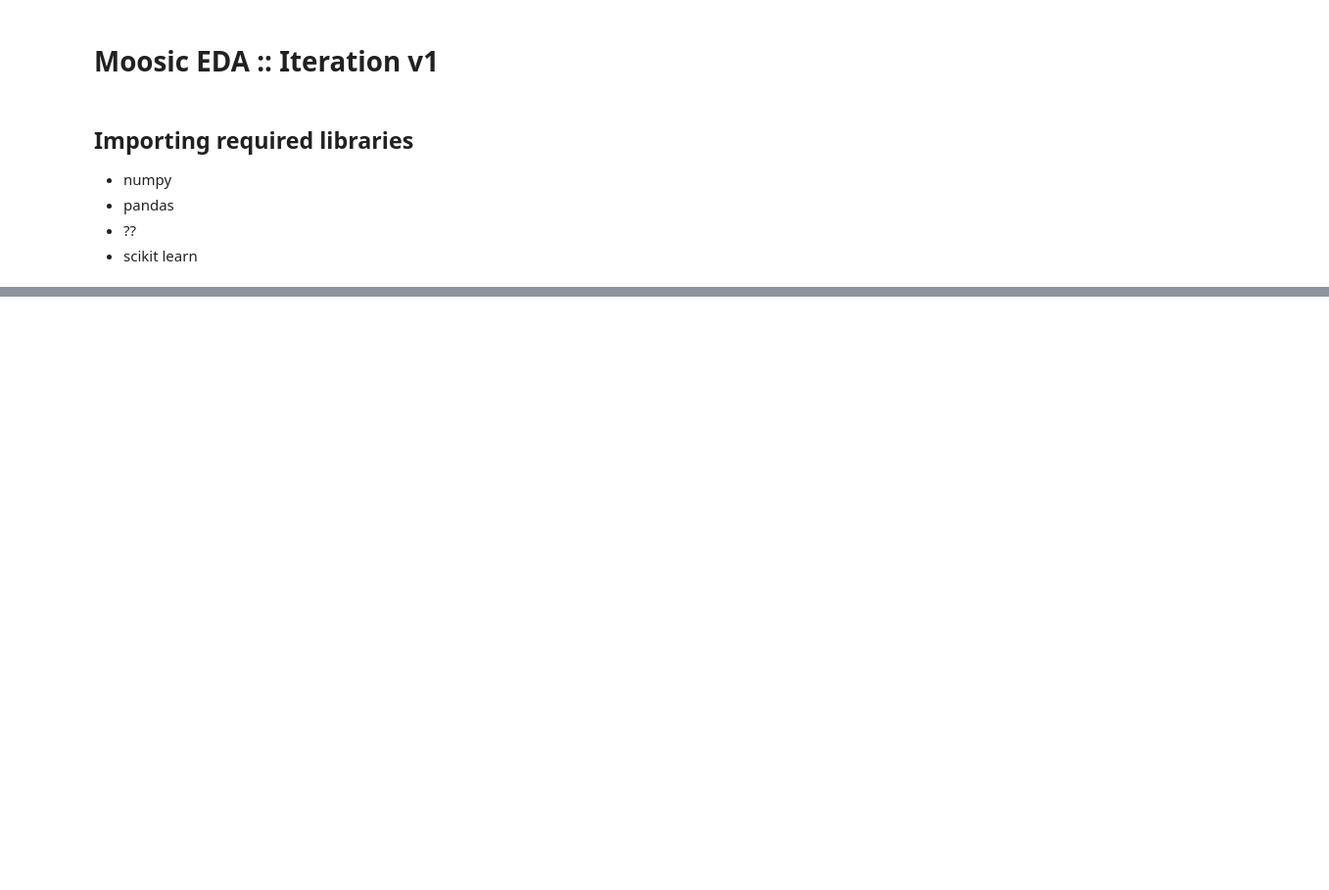
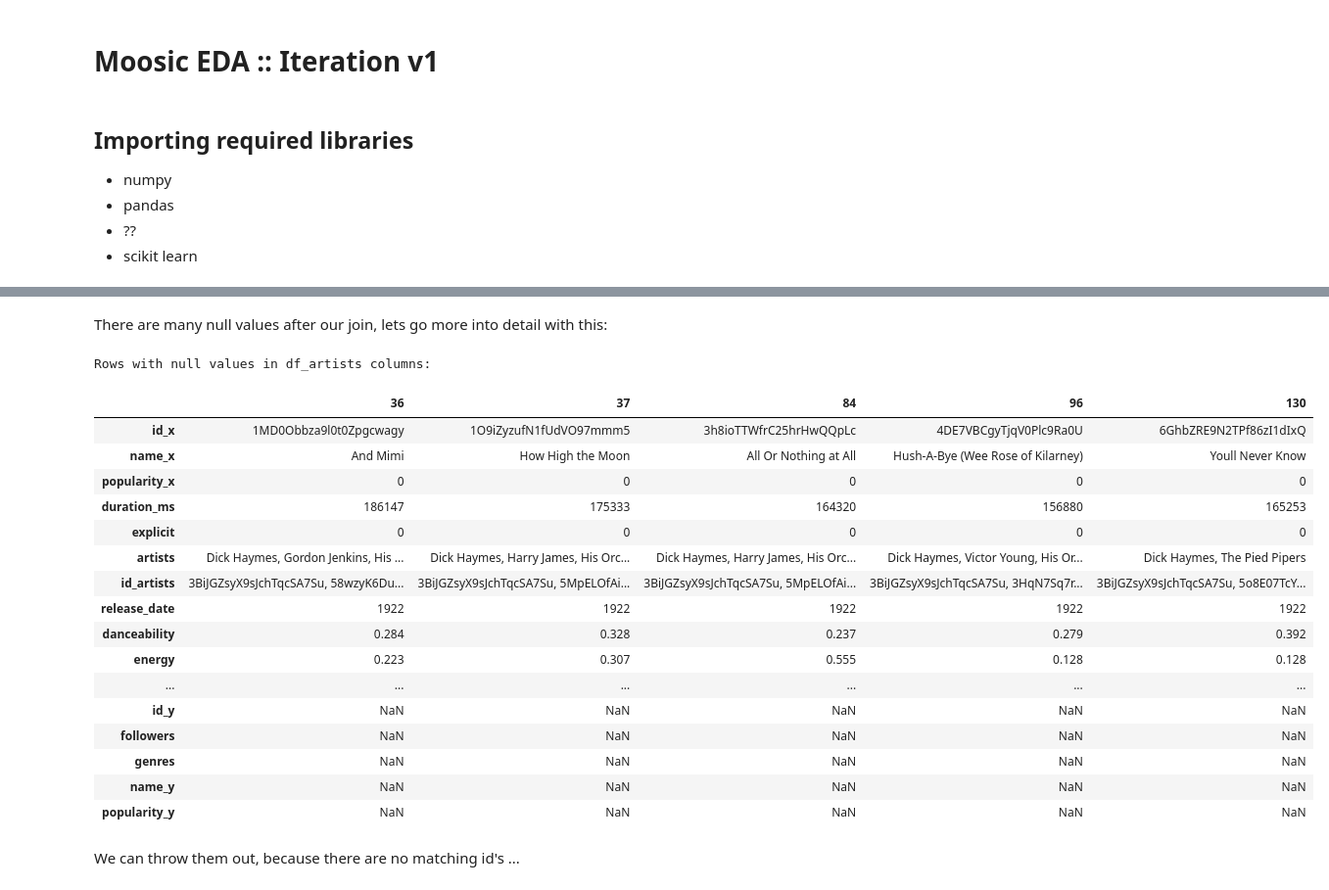
Before and after one commit to ShahiW/moosic, a Jupyter notebook: notebooks/moosic_eda.ipynb, the cells around one changed output, grey strips where cells are left out. Shown at 98% size. Saved outputs shown, nothing was run; the diff lists cells and outputs as text; code cells hidden in the pictures; blank space fills up the shorter version.

```diff
--- a/notebooks/moosic_eda.ipynb
+++ b/notebooks/moosic_eda.ipynb
@@ -36,0 +286,28 @@ except ImportError as error:
+# %% [markdown]
+There are many null values after our join, lets go more into detail with this:
+# %%
+# Print rows with null values in the columns from df_artists
+null_rows = combined_df[combined_df['id_y'].isnull()]
+print("Rows with null values in df_artists columns:")
+null_rows.head().T
+# %% [output]
+Rows with null values in df_artists columns:
+|  | 36 | 37 | 84 | 96 | 130 |
+| id_x | 1MD0Obbza9l0t0Zpgcwagy | 1O9iZyzufN1fUdVO97mmm5 | 3h8ioTTWfrC25hrHwQQpLc | 4DE7VBCgyTjqV0Plc9Ra0U | 6GhbZRE9N2TPf86zI1dIxQ |
+| name_x | And Mimi | How High the Moon | All Or Nothing at All | Hush-A-Bye (Wee Rose of Kilarney) | Youll Never Know |
+| popularity_x | 0 | 0 | 0 | 0 | 0 |
+| duration_ms | 186147 | 175333 | 164320 | 156880 | 165253 |
+| explicit | 0 | 0 | 0 | 0 | 0 |
+| artists | Dick Haymes, Gordon Jenkins, His ... | Dick Haymes, Harry James, His Orc... | Dick Haymes, Harry James, His Orc... | Dick Haymes, Victor Young, His Or... | Dick Haymes, The Pied Pipers |
+| id_artists | 3BiJGZsyX9sJchTqcSA7Su, 58wzyK6Du... | 3BiJGZsyX9sJchTqcSA7Su, 5MpELOfAi... | 3BiJGZsyX9sJchTqcSA7Su, 5MpELOfAi... | 3BiJGZsyX9sJchTqcSA7Su, 3HqN7Sq7r... | 3BiJGZsyX9sJchTqcSA7Su, 5o8E07TcY... |
+| release_date | 1922 | 1922 | 1922 | 1922 | 1922 |
+| danceability | 0.284 | 0.328 | 0.237 | 0.279 | 0.392 |
+| energy | 0.223 | 0.307 | 0.555 | 0.128 | 0.128 |
+| ... | ... | ... | ... | ... | ... |
+| id_y | NaN | NaN | NaN | NaN | NaN |
+| followers | NaN | NaN | NaN | NaN | NaN |
+| genres | NaN | NaN | NaN | NaN | NaN |
+| name_y | NaN | NaN | NaN | NaN | NaN |
+| popularity_y | NaN | NaN | NaN | NaN | NaN |
+# %% [markdown]
+We can throw them out, because there are no matching id's ...
```
Also changed, not shown: parts of 33 cells of this notebook.
